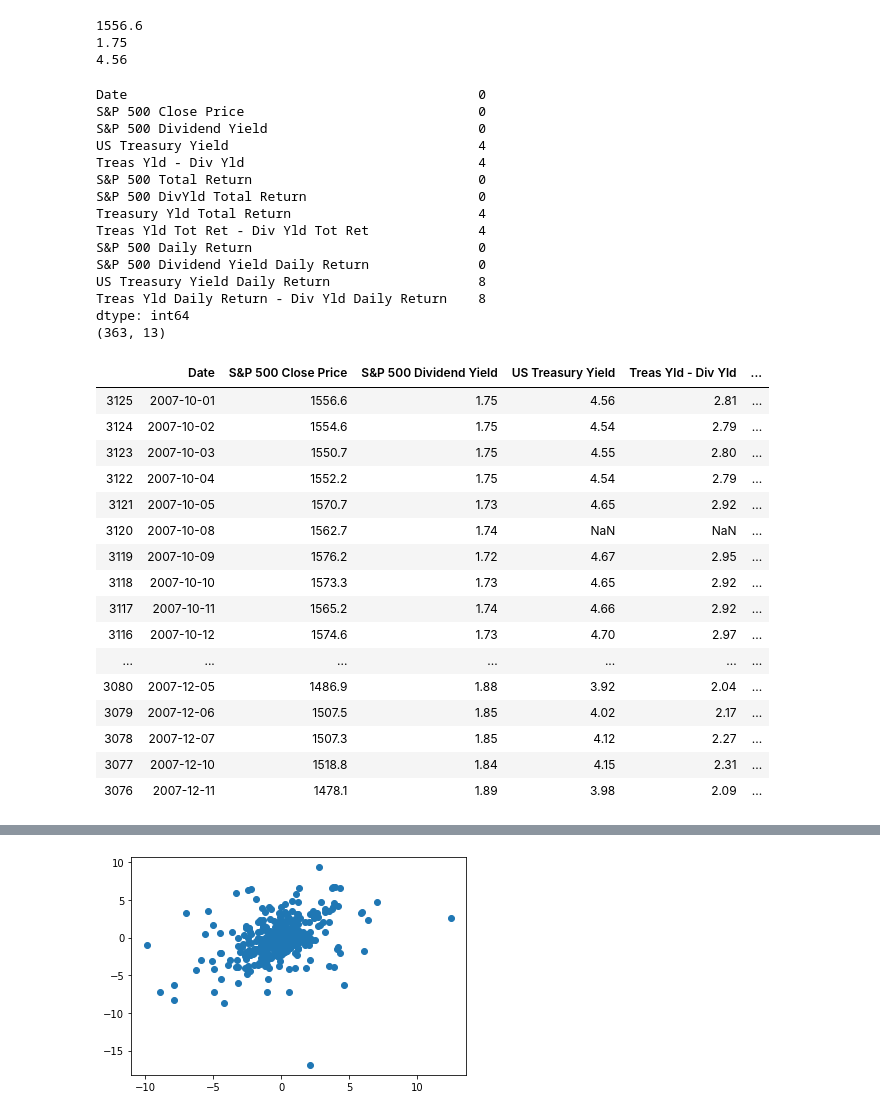
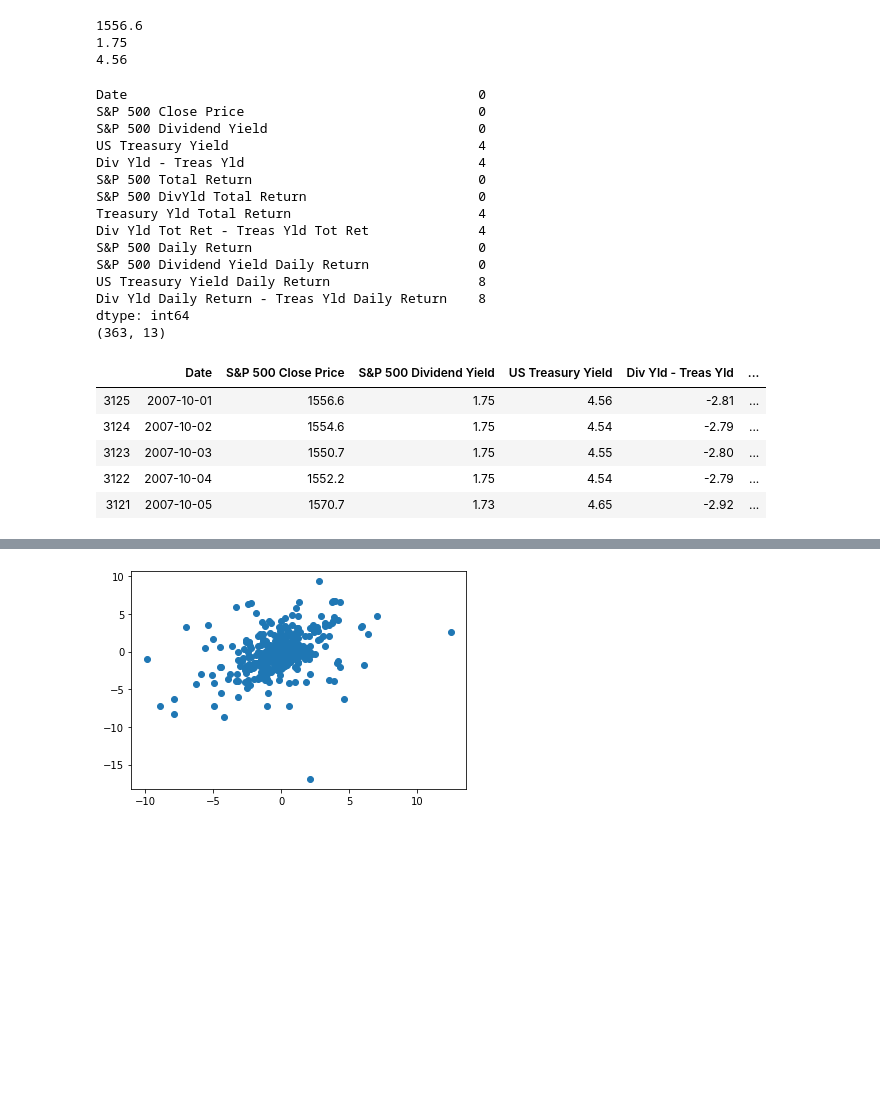
Before and after one commit to benji0815/Economic-Downturn-Data-Analysis, a Jupyter notebook: dev/gary/S&P5001M_DivYield_Treas10Yr.ipynb, the cells around one changed output, grey strips where cells are left out. Cells and saved outputs as stored; diff of their text form; code cells hidden in the pictures; blank space fills up the shorter version.

```diff
--- a/dev/gary/S&P5001M_DivYield_Treas10Yr.ipynb
+++ b/dev/gary/S&P5001M_DivYield_Treas10Yr.ipynb
@@ -199,7 +199,7 @@ analyze_dates_df.head(5)
 sp500_tot_ret = []
 sp500_divyld_tot_ret = []
 treas_yld_tot_ret = []
-treas_less_divyld_tot_ret = []
+divyld_less_treas_tot_ret = []
 
 start_price = analyze_dates_df["S&P 500 Close Price"].iloc[0]
 start_div_yield = analyze_dates_df["S&P 500 Dividend Yield"].iloc[0]
@@ -219,8 +219,8 @@ for index, row in analyze_dates_df.iterrows():
     tot_ret_treas_yield = (treas_yield_row - start_treas_yield) / start_treas_yield * 100
     treas_yld_tot_ret.append(round(tot_ret_treas_yield, 2))
 
-    treas_less_divyld = tot_ret_treas_yield - tot_ret_div_yld
-    treas_less_divyld_tot_ret.append(round(treas_less_divyld, 2))
+    divyld_less_treas = tot_ret_div_yld - tot_ret_treas_yield
+    divyld_less_treas_tot_ret.append(round(divyld_less_treas, 2))
 
 #print((sp500_tot_ret))
 #print((sp500_divyld_tot_ret))
@@ -239,60 +239,49 @@ analyze_metrics_df = pd.DataFrame({
     "S&P 500 Close Price": analyze_dates_df["S&P 500 Close Price"],
     "S&P 500 Dividend Yield": analyze_dates_df["S&P 500 Dividend Yield"],
     "US Treasury Yield": analyze_dates_df["US Treasury Yield"],
-    "Treas Yld - Div Yld": analyze_dates_df["US Treasury Yield"] - analyze_dates_df["S&P 500 Dividend Yield"],
+    "Div Yld - Treas Yld": analyze_dates_df["S&P 500 Dividend Yield"] - analyze_dates_df["US Treasury Yield"],
     "S&P 500 Total Return": sp500_tot_ret,
     "S&P 500 DivYld Total Return": sp500_divyld_tot_ret,
     "Treasury Yld Total Return": treas_yld_tot_ret,
-    "Treas Yld Tot Ret - Div Yld Tot Ret": treas_less_divyld_tot_ret,
+    "Div Yld Tot Ret - Treas Yld Tot Ret": divyld_less_treas_tot_ret,
     "S&P 500 Daily Return": analyze_dates_df["S&P 500 % Return"],
     "S&P 500 Dividend Yield Daily Return": analyze_dates_df["Div Yield % Return"],
     "US Treasury Yield Daily Return": analyze_dates_df["Treasury Yield % Return"],
-    "Treas Yld Daily Return - Div Yld Daily Return": analyze_dates_df["Treasury Yield % Return"] - analyze_dates_df["Div Yield % Return"]
+    "Div Yld Daily Return - Treas Yld Daily Return": analyze_dates_df["Div Yield % Return"] - analyze_dates_df["Treasury Yield % Return"]
 })
 
 #analyze_dates_df["S&P 500 Total Return"] = sp500_tot_ret
 #analyze_dates_df["S&P 500 DivYld Total Return"] = sp500_divyld_tot_ret
 #analyze_dates_df["Treasury Yld Total Return"] = treas_yld_tot_ret
 #analyze_dates_df["T-Yield less Div-Yield"] = analyze_dates_df["Treasury Yld Total Return"] - analyze_dates_df["S&P 500 DivYld Total Return"]
 #analyze_dates_df.head()
 
 print(analyze_metrics_df.isnull().sum())
 print(analyze_metrics_df.shape)
 
-analyze_metrics_df.head(50)
+analyze_metrics_df.head(5)
 # %% [output]
 Date                                             0
 S&P 500 Close Price                              0
 S&P 500 Dividend Yield                           0
 US Treasury Yield                                4
-Treas Yld - Div Yld                              4
+Div Yld - Treas Yld                              4
 S&P 500 Total Return                             0
 S&P 500 DivYld Total Return                      0
 Treasury Yld Total Return                        4
-Treas Yld Tot Ret - Div Yld Tot Ret              4
+Div Yld Tot Ret - Treas Yld Tot Ret              4
 S&P 500 Daily Return                             0
 S&P 500 Dividend Yield Daily Return              0
 US Treasury Yield Daily Return                   8
-Treas Yld Daily Return - Div Yld Daily Return    8
+Div Yld Daily Return - Treas Yld Daily Return    8
 dtype: int64
 (363, 13)
-|  | Date | S&P 500 Close Price | S&P 500 Dividend Yield | US Treasury Yield | Treas Yld - Div Yld | ... |
-| 3125 | 2007-10-01 | 1556.6 | 1.75 | 4.56 | 2.81 | ... |
-| 3124 | 2007-10-02 | 1554.6 | 1.75 | 4.54 | 2.79 | ... |
-| 3123 | 2007-10-03 | 1550.7 | 1.75 | 4.55 | 2.80 | ... |
-| 3122 | 2007-10-04 | 1552.2 | 1.75 | 4.54 | 2.79 | ... |
-| 3121 | 2007-10-05 | 1570.7 | 1.73 | 4.65 | 2.92 | ... |
-| 3120 | 2007-10-08 | 1562.7 | 1.74 | NaN | NaN | ... |
-| 3119 | 2007-10-09 | 1576.2 | 1.72 | 4.67 | 2.95 | ... |
-| 3118 | 2007-10-10 | 1573.3 | 1.73 | 4.65 | 2.92 | ... |
-| 3117 | 2007-10-11 | 1565.2 | 1.74 | 4.66 | 2.92 | ... |
-| 3116 | 2007-10-12 | 1574.6 | 1.73 | 4.70 | 2.97 | ... |
-| ... | ... | ... | ... | ... | ... | ... |
-| 3080 | 2007-12-05 | 1486.9 | 1.88 | 3.92 | 2.04 | ... |
-| 3079 | 2007-12-06 | 1507.5 | 1.85 | 4.02 | 2.17 | ... |
-| 3078 | 2007-12-07 | 1507.3 | 1.85 | 4.12 | 2.27 | ... |
-| 3077 | 2007-12-10 | 1518.8 | 1.84 | 4.15 | 2.31 | ... |
-| 3076 | 2007-12-11 | 1478.1 | 1.89 | 3.98 | 2.09 | ... |
+|  | Date | S&P 500 Close Price | S&P 500 Dividend Yield | US Treasury Yield | Div Yld - Treas Yld | ... |
+| 3125 | 2007-10-01 | 1556.6 | 1.75 | 4.56 | -2.81 | ... |
+| 3124 | 2007-10-02 | 1554.6 | 1.75 | 4.54 | -2.79 | ... |
+| 3123 | 2007-10-03 | 1550.7 | 1.75 | 4.55 | -2.80 | ... |
+| 3122 | 2007-10-04 | 1552.2 | 1.75 | 4.54 | -2.79 | ... |
+| 3121 | 2007-10-05 | 1570.7 | 1.73 | 4.65 | -2.92 | ... |
 # %%
 analyze_metrics_df.dropna(inplace=True)
 print(analyze_metrics_df.isnull().sum())
```
Also changed, not shown: parts of 14 cells of this notebook.
